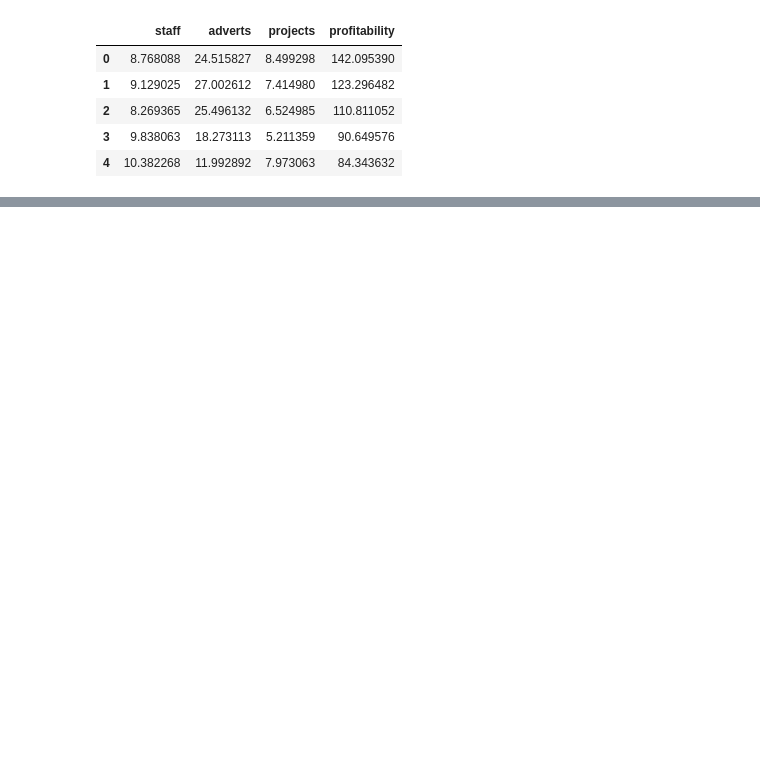
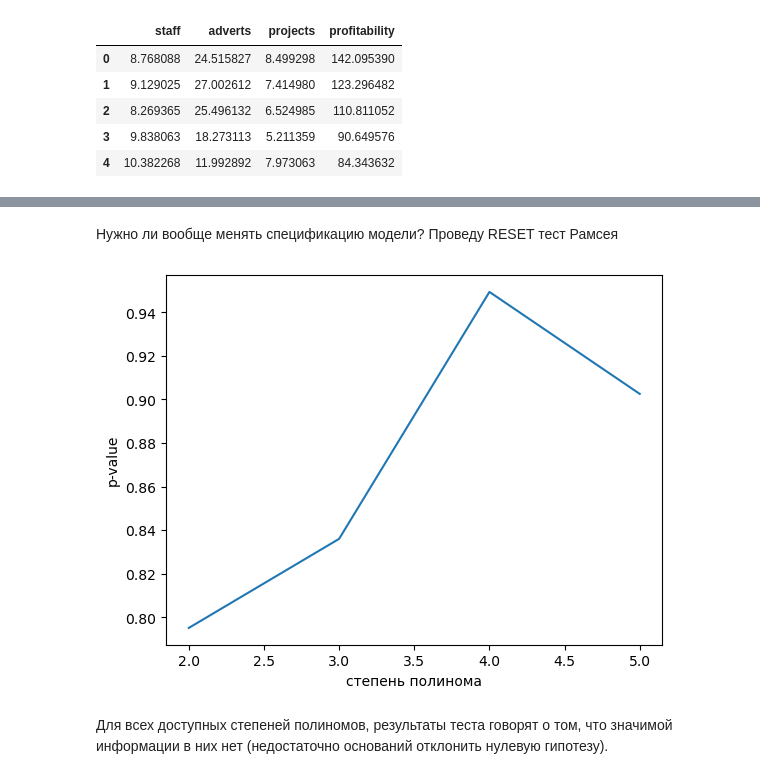
Before and after one commit to Maksim-Dostovalov/modelling-of-statistical-relations, a Jupyter notebook: module-work-2/project.ipynb, the cells around one changed output, grey strips where cells are left out. Saved outputs shown, nothing was run; the diff lists cells and outputs as text; code cells hidden in the pictures; blank space fills up the shorter version.

```diff
--- a/module-work-2/project.ipynb
+++ b/module-work-2/project.ipynb
@@ -428,0 +490,17 @@ data.head()
+# %% [markdown]
+Нужно ли вообще менять спецификацию модели? Проведу RESET тест Рамсея
+# %%
+model = smf.ols('profitability ~ staff + adverts + projects', data=data).fit()
+
+p_values = []
+for i in range(2, 6):
+    p_values.append(linear_reset(model, use_f=True, power=i).pvalue)
+
+plt.plot(range(2, 6), p_values)
+plt.xlabel('степень полинома')
+plt.ylabel('p-value')
+plt.show()
+# %% [output]
+[figure, added]
+# %% [markdown]
+Для всех доступных степеней полиномов, результаты теста говорят о том, что значимой информации в них нет (недостаточно оснований отклонить нулевую гипотезу).
```
Also changed, not shown: parts of 7 cells of this notebook, 1 other file.
